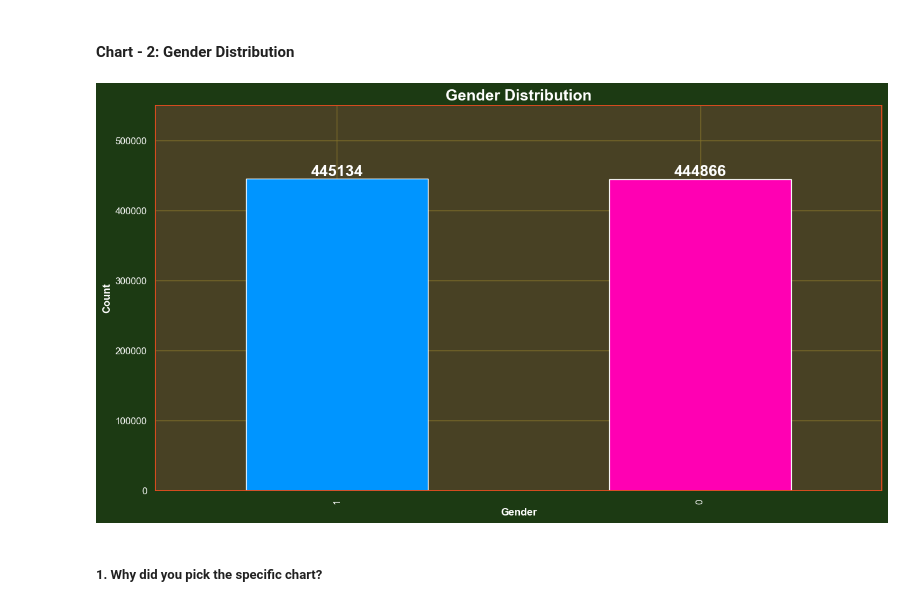
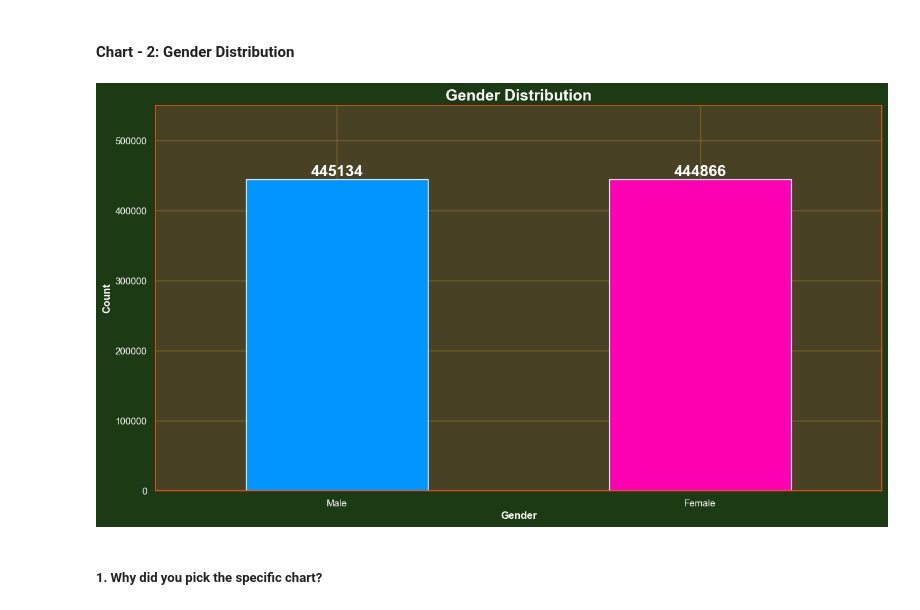
Before and after one commit to KushangShah/Lung-Cancer-Prediction, a Jupyter notebook: Lung Cancer - NoteBook.ipynb, the cells around one changed output. Cells and saved outputs as stored; diff of their text form; code cells hidden in the pictures.

```diff
--- a/Lung Cancer - NoteBook.ipynb
+++ b/Lung Cancer - NoteBook.ipynb
@@ -548,22 +548,24 @@ Awareness programs and screenings should target middle-aged adults.
 # %%
 # Chart - 2 Gender Distribution
 mf_pallate = ["#0095FF", "#FF00B3"]
 
 plt.figure(figsize=(15, 8))
 ax = df['gender'].value_counts().plot(kind='bar', color=mf_pallate)
 plt.title("Gender Distribution", weight='bold', fontsize=18)
 plt.xlabel("Gender", weight='bold')
 plt.ylabel("Count", weight='bold')
 plt.ylim(0, 550000)
+ax.set_xticklabels(["Male", "Female"])
+plt.xticks(rotation=0)
 
 for p in ax.patches:
     ax.annotate(f"{int(p.get_height())}",
                 (p.get_x() + p.get_width() / 2., p.get_height()),
                 ha='center', va='bottom', weight='bold', fontsize=18)
 
 plt.show()
 # %% [output]
-[figure, old version]
+[figure, new version]
 # %% [markdown]
 ##### 1. Why did you pick the specific chart?
 # %% [markdown]
```
Also changed, not shown: parts of 54 cells of this notebook.
